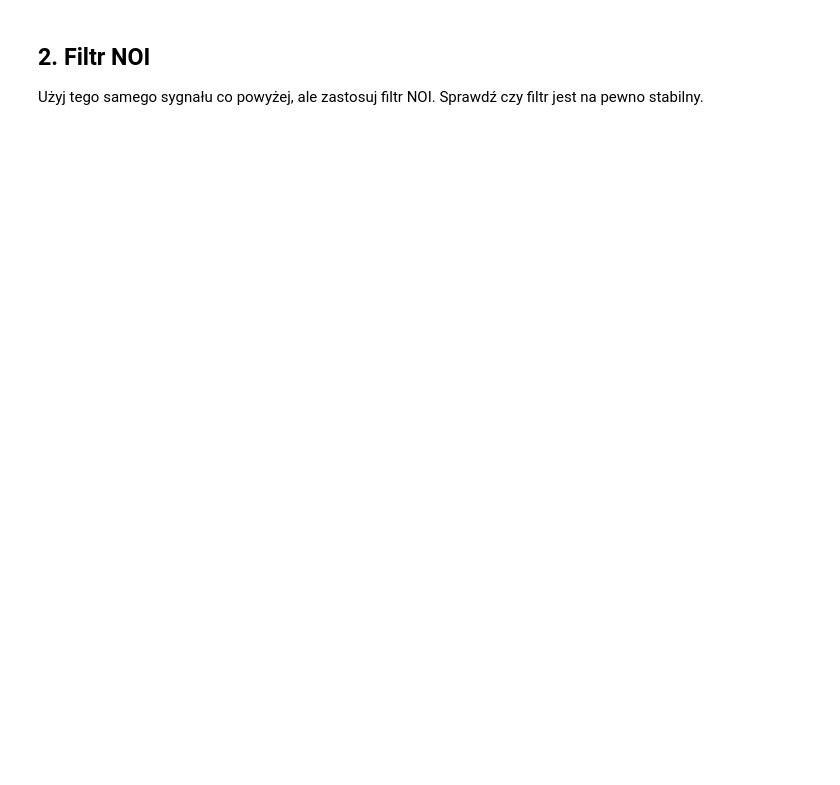
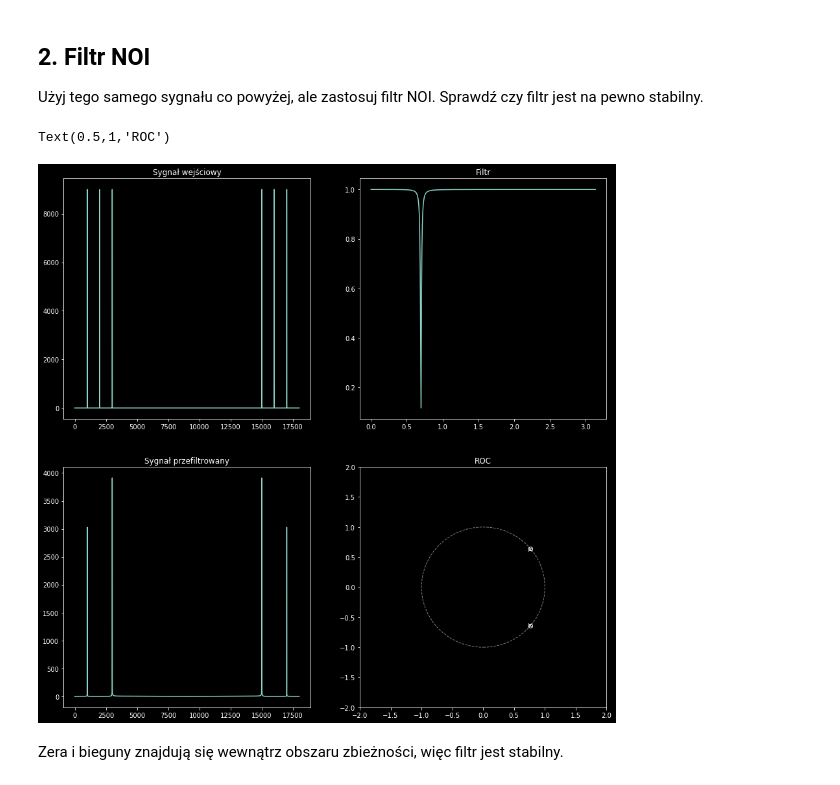
Before and after one commit to nietup/SignalProcessing, a Jupyter notebook: Lab7_dz_Filtry_cyfrowe.ipynb, the cells around one changed output. Cells and saved outputs as stored; diff of their text form; code cells hidden in the pictures; blank space fills up the shorter version.

```diff
--- a/Lab7_dz_Filtry_cyfrowe.ipynb
+++ b/Lab7_dz_Filtry_cyfrowe.ipynb
@@ -310,3 +377,54 @@ freqz?
 ## 2. Filtr NOI
 
 Użyj tego samego sygnału co powyżej, ale zastosuj filtr NOI. Sprawdź czy filtr jest na pewno stabilny.
+# %%
+from scipy.signal import freqz, iirnotch
+
+fs = 18000
+x = arange(0, 1, 1/fs)
+s = sin(2*pi*1000*x) + sin(2*pi*2000*x) + sin(2*pi*3000*x)
+S = fft.fft(s)
+
+f0 = 2000.0
+Q = 30.0
+w0 = f0/(fs/2) # normalize
+
+b, a = iirnotch(w0, Q)
+
+w, h = freqz(b, a)
+
+s2 = convolve(s, b)
+S2 = fft.fft(s2)
+
+style.use("dark_background")
+figure(figsize=(15, 15))
+subplot(221)
+plot(abs(S))
+title("Sygnał wejściowy")
+subplot(223)
+plot(abs(S2))
+title("Sygnał przefiltrowany")
+subplot(222)
+plot(w, abs(h))
+title("Filtr")
+
+from matplotlib import patches
+from scipy.signal import tf2zpk
+
+
+ax = subplot(224)
+
+ax.add_patch(patches.Circle((0,0), radius=1, fill=False, color='white', ls='dashed', alpha=0.5))
+xlim(-2, 2)
+ylim(-2, 2)
+
+z, p, k = tf2zpk(b, a)
+
+plot(z.real, z.imag, "ok", fillstyle="none", markeredgecolor="white")
+plot(p.real, p.imag, "xw")
+title("ROC")
+# %% [output]
+Text(0.5,1,'ROC')
+[figure, added]
+# %% [markdown]
+Zera i bieguny znajdują się wewnątrz obszaru zbieżności, więc filtr jest stabilny.
```
Also changed, not shown: parts of 4 cells of this notebook.
